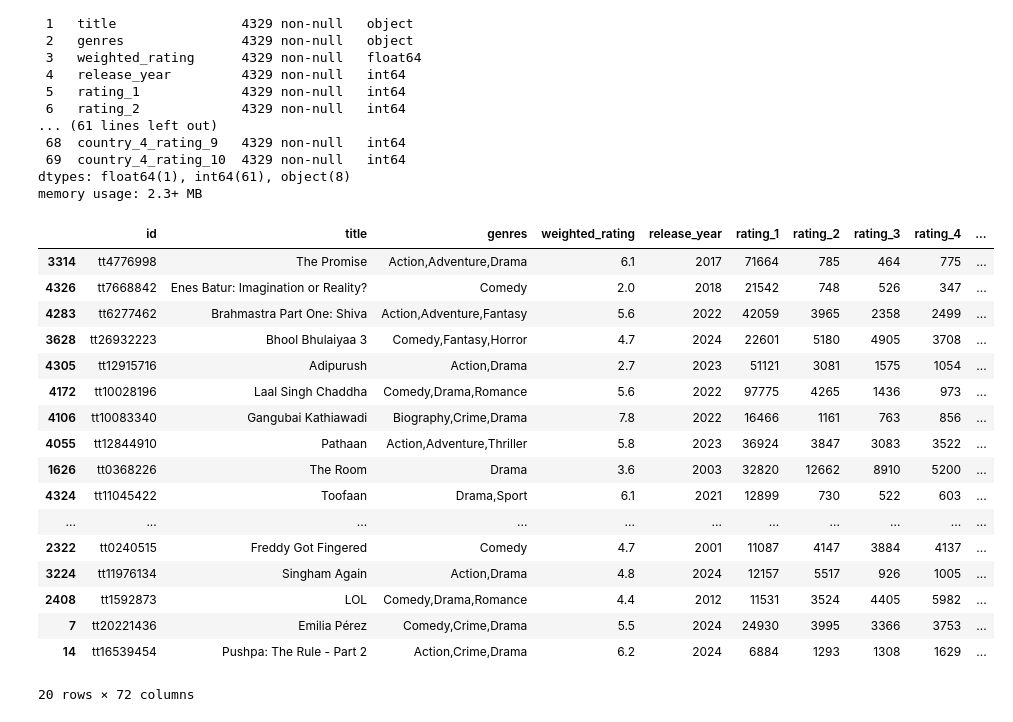
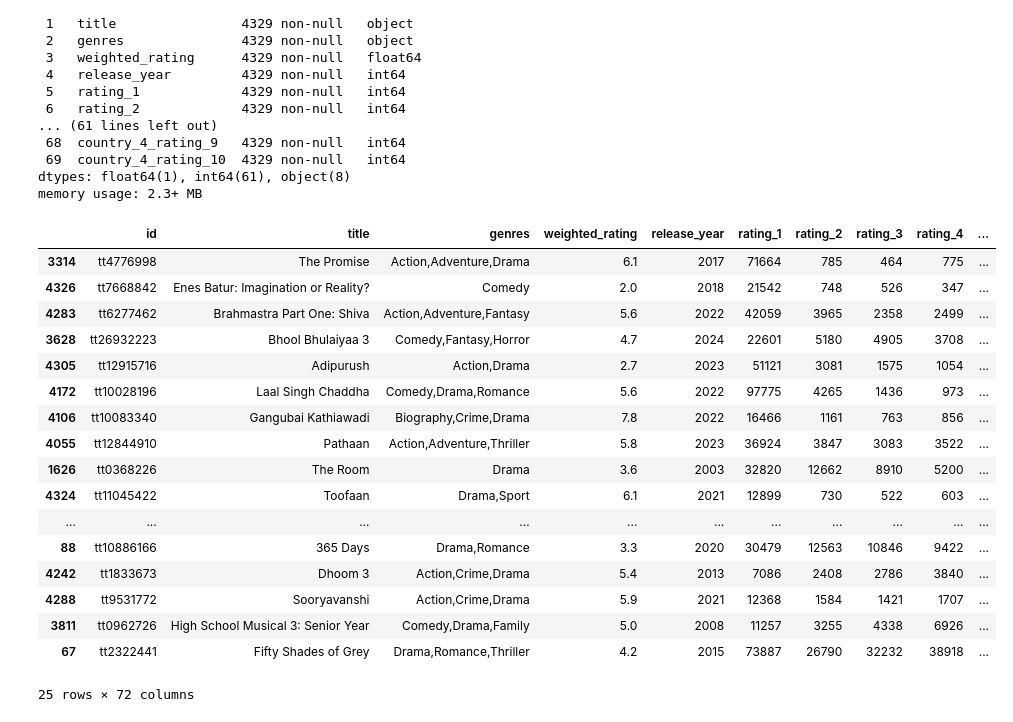
Before and after one commit to kaijchang/cmpu250-project-group-1, a Jupyter notebook: eda/eda.ipynb, the cells around one changed output. Cells and saved outputs as stored; diff of their text form; code cells hidden in the pictures.

```diff
--- a/eda/eda.ipynb
+++ b/eda/eda.ipynb
@@ -34,23 +35,23 @@ def calc_polarization(row):
 # %%
 movies['polarization_score'] = movies.apply(calc_polarization, axis='columns')
 # %%
-movies.sort_values('polarization_score', ascending=False).head(20)
+movies.sort_values('polarization_score', ascending=False).head(25)
 # %% [output]
 |  | id | title | genres | weighted_rating | release_year | rating_1 | rating_2 | rating_3 | rating_4 | ... |
 | 3314 | tt4776998 | The Promise | Action,Adventure,Drama | 6.1 | 2017 | 71664 | 785 | 464 | 775 | ... |
 | 4326 | tt7668842 | Enes Batur: Imagination or Reality? | Comedy | 2.0 | 2018 | 21542 | 748 | 526 | 347 | ... |
 | 4283 | tt6277462 | Brahmastra Part One: Shiva | Action,Adventure,Fantasy | 5.6 | 2022 | 42059 | 3965 | 2358 | 2499 | ... |
 | 3628 | tt26932223 | Bhool Bhulaiyaa 3 | Comedy,Fantasy,Horror | 4.7 | 2024 | 22601 | 5180 | 4905 | 3708 | ... |
 | 4305 | tt12915716 | Adipurush | Action,Drama | 2.7 | 2023 | 51121 | 3081 | 1575 | 1054 | ... |
 | 4172 | tt10028196 | Laal Singh Chaddha | Comedy,Drama,Romance | 5.6 | 2022 | 97775 | 4265 | 1436 | 973 | ... |
 | 4106 | tt10083340 | Gangubai Kathiawadi | Biography,Crime,Drama | 7.8 | 2022 | 16466 | 1161 | 763 | 856 | ... |
 | 4055 | tt12844910 | Pathaan | Action,Adventure,Thriller | 5.8 | 2023 | 36924 | 3847 | 3083 | 3522 | ... |
 | 1626 | tt0368226 | The Room | Drama | 3.6 | 2003 | 32820 | 12662 | 8910 | 5200 | ... |
 | 4324 | tt11045422 | Toofaan | Drama,Sport | 6.1 | 2021 | 12899 | 730 | 522 | 603 | ... |
 | ... | ... | ... | ... | ... | ... | ... | ... | ... | ... | ... |
-| 2322 | tt0240515 | Freddy Got Fingered | Comedy | 4.7 | 2001 | 11087 | 4147 | 3884 | 4137 | ... |
-| 3224 | tt11976134 | Singham Again | Action,Drama | 4.8 | 2024 | 12157 | 5517 | 926 | 1005 | ... |
-| 2408 | tt1592873 | LOL | Comedy,Drama,Romance | 4.4 | 2012 | 11531 | 3524 | 4405 | 5982 | ... |
-| 7 | tt20221436 | Emilia Pérez | Comedy,Crime,Drama | 5.5 | 2024 | 24930 | 3995 | 3366 | 3753 | ... |
-| 14 | tt16539454 | Pushpa: The Rule - Part 2 | Action,Crime,Drama | 6.2 | 2024 | 6884 | 1293 | 1308 | 1629 | ... |
+| 88 | tt10886166 | 365 Days | Drama,Romance | 3.3 | 2020 | 30479 | 12563 | 10846 | 9422 | ... |
+| 4242 | tt1833673 | Dhoom 3 | Action,Crime,Drama | 5.4 | 2013 | 7086 | 2408 | 2786 | 3840 | ... |
+| 4288 | tt9531772 | Sooryavanshi | Action,Crime,Drama | 5.9 | 2021 | 12368 | 1584 | 1421 | 1707 | ... |
+| 3811 | tt0962726 | High School Musical 3: Senior Year | Comedy,Drama,Family | 5.0 | 2008 | 11257 | 3255 | 4338 | 6926 | ... |
+| 67 | tt2322441 | Fifty Shades of Grey | Drama,Romance,Thriller | 4.2 | 2015 | 73887 | 26790 | 32232 | 38918 | ... |
-20 rows × 72 columns
+25 rows × 72 columns
```
Also changed, not shown: parts of 6 cells of this notebook.
